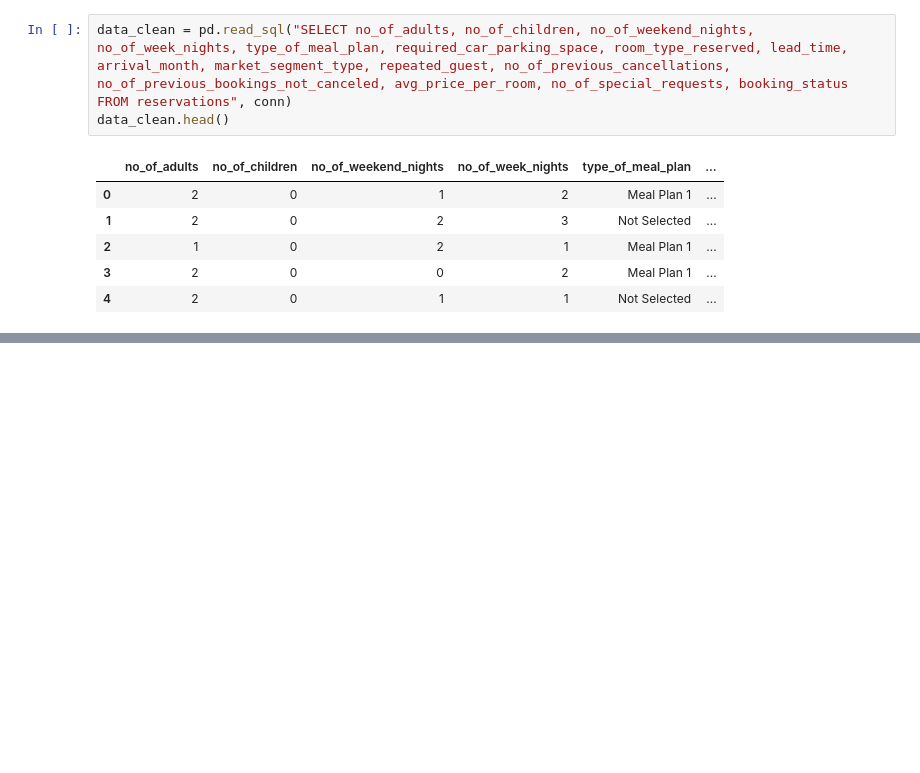
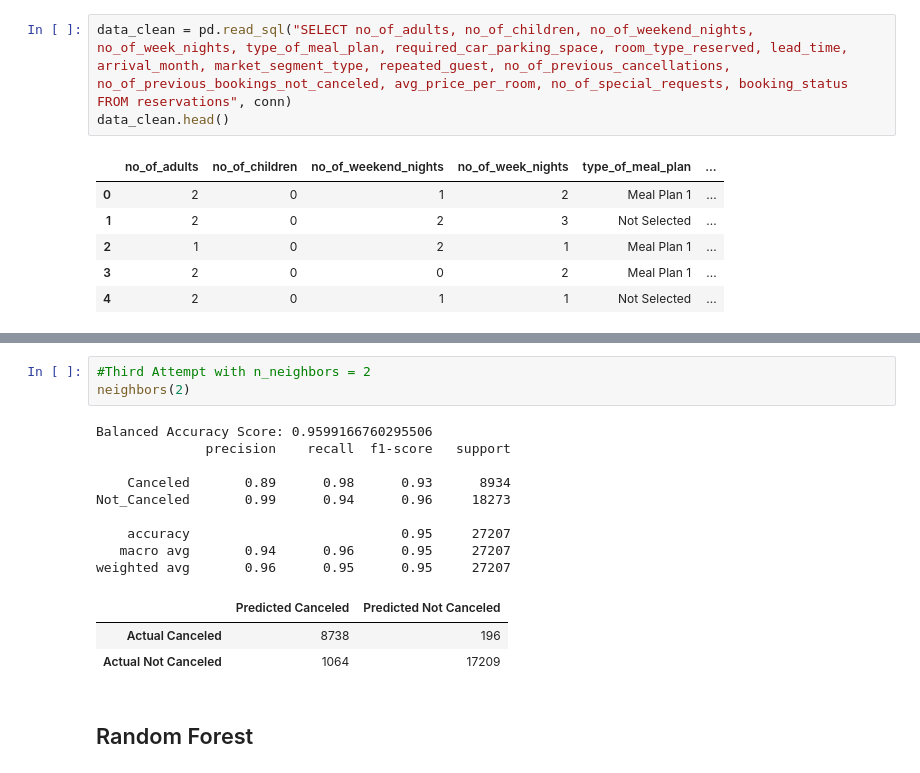
Before and after one commit to Grimmandrewj/Hotel_Cancellation_Prediction, a Jupyter notebook: Project4.ipynb, the cells around one changed output, grey strips where cells are left out. Saved outputs shown, nothing was run; the diff lists cells and outputs as text; blank space fills up the shorter version.

```diff
--- a/Project4.ipynb
+++ b/Project4.ipynb
@@ -53,0 +218,18 @@ data_clean.head()
+# %%
+#Third Attempt with n_neighbors = 2
+neighbors(2)
+# %% [output]
+Balanced Accuracy Score: 0.9599166760295506
+              precision    recall  f1-score   support
+
+    Canceled       0.89      0.98      0.93      8934
+Not_Canceled       0.99      0.94      0.96     18273
+
+    accuracy                           0.95     27207
+   macro avg       0.94      0.96      0.95     27207
+weighted avg       0.96      0.95      0.95     27207
+|  | Predicted Canceled | Predicted Not Canceled |
+| Actual Canceled | 8738 | 196 |
+| Actual Not Canceled | 1064 | 17209 |
+# %% [markdown]
+## Random Forest
```
Also changed, not shown: parts of 22 cells of this notebook, 2 other files.
